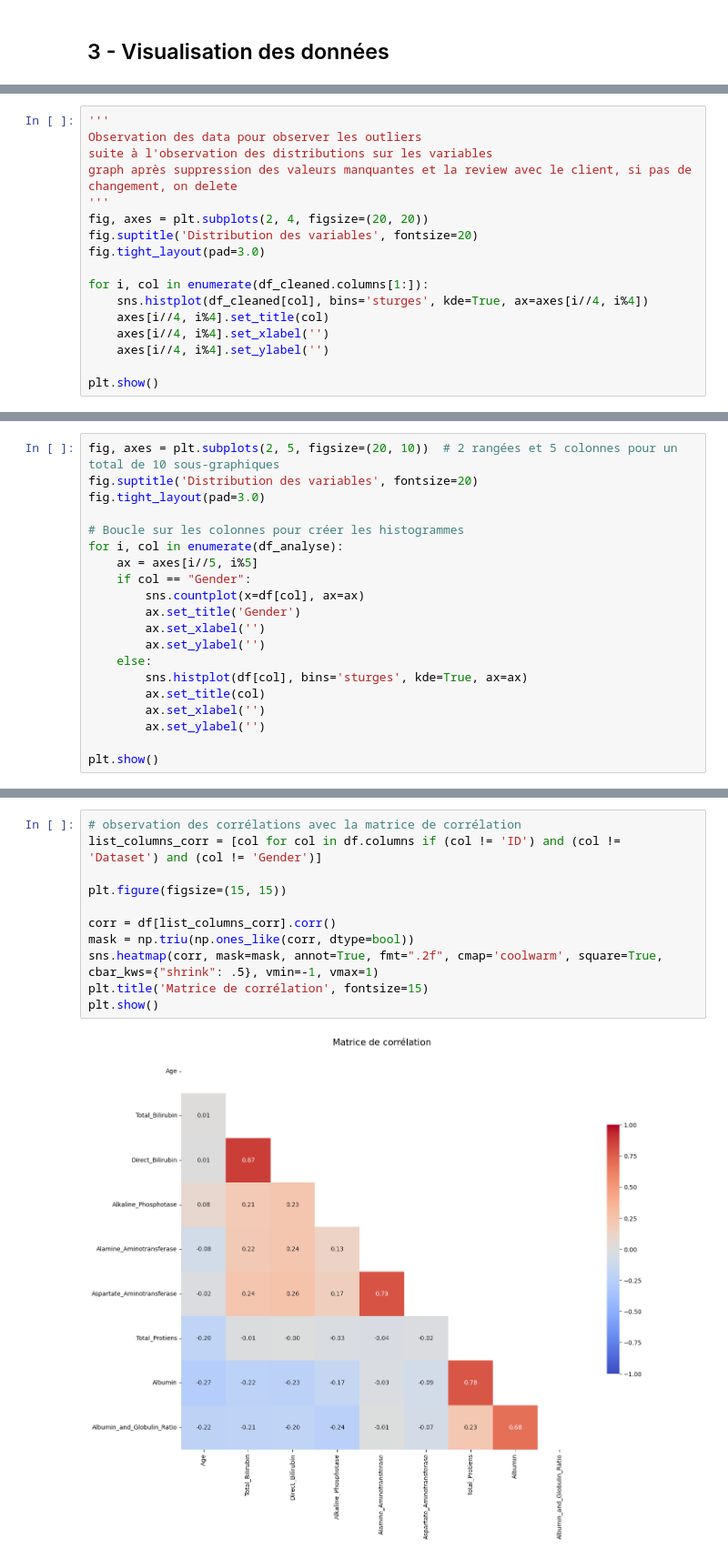
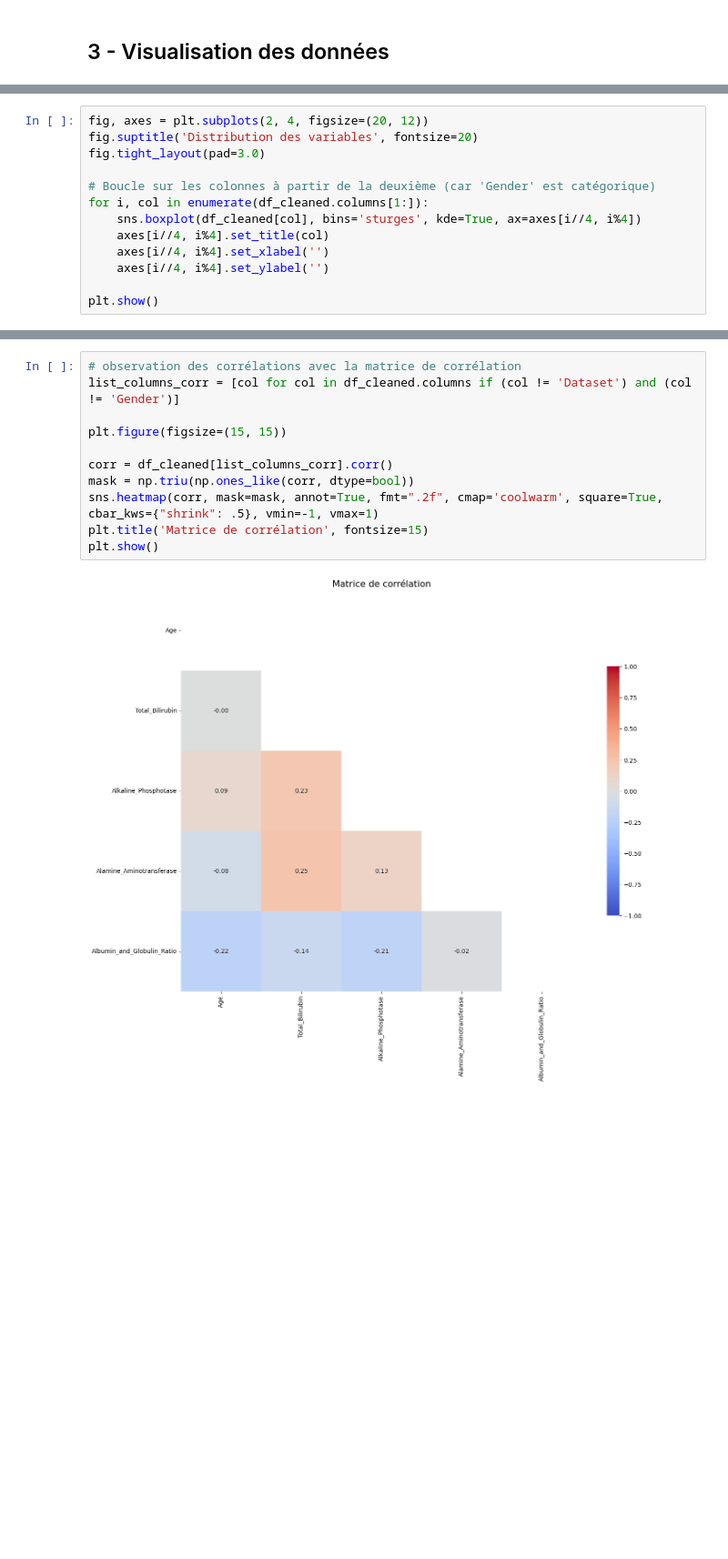
Before and after one commit to Dim2960/semiology_AI, a Jupyter notebook: foie_folder/cleaning_foie.ipynb, the cells around one changed output, grey strips where cells are left out. Shown at 91% size. Cells and saved outputs as stored; diff of their text form; blank space fills up the shorter version.

```diff
--- a/foie_folder/cleaning_foie.ipynb
+++ b/foie_folder/cleaning_foie.ipynb
@@ -295,15 +345,11 @@ df_cleaned
 # %%
-'''
-Observation des data pour observer les outliers
-suite à l'observation des distributions sur les variables
-graph après suppression des valeurs manquantes et la review avec le client, si pas de changement, on delete
-'''
-fig, axes = plt.subplots(2, 4, figsize=(20, 20))
+fig, axes = plt.subplots(2, 4, figsize=(20, 12))
 fig.suptitle('Distribution des variables', fontsize=20)
 fig.tight_layout(pad=3.0)
 
+# Boucle sur les colonnes à partir de la deuxième (car 'Gender' est catégorique)
 for i, col in enumerate(df_cleaned.columns[1:]):
-    sns.histplot(df_cleaned[col], bins='sturges', kde=True, ax=axes[i//4, i%4])
+    sns.boxplot(df_cleaned[col], bins='sturges', kde=True, ax=axes[i//4, i%4])
     axes[i//4, i%4].set_title(col)
     axes[i//4, i%4].set_xlabel('')
     axes[i//4, i%4].set_ylabel('')
@@ -315,20 +360,0 @@ TypeError: 'value' must be an instance of str or bytes, not a float
-# %%
-fig, axes = plt.subplots(2, 5, figsize=(20, 10))  # 2 rangées et 5 colonnes pour un total de 10 sous-graphiques
-fig.suptitle('Distribution des variables', fontsize=20)
-fig.tight_layout(pad=3.0)
-
-# Boucle sur les colonnes pour créer les histogrammes
-for i, col in enumerate(df_analyse):
-    ax = axes[i//5, i%5]
-    if col == "Gender":
-        sns.countplot(x=df[col], ax=ax)
-        ax.set_title('Gender')
-        ax.set_xlabel('')
-        ax.set_ylabel('')
-    else:
-        sns.histplot(df[col], bins='sturges', kde=True, ax=ax)
-        ax.set_title(col)
-        ax.set_xlabel('')
-        ax.set_ylabel('')
-
-plt.show()
@@ -337,13 +361,13 @@ plt.show()
 # %%
 # observation des corrélations avec la matrice de corrélation
-list_columns_corr = [col for col in df.columns if (col != 'ID') and (col != 'Dataset') and (col != 'Gender')]
+list_columns_corr = [col for col in df_cleaned.columns if (col != 'Dataset') and (col != 'Gender')]
 
 plt.figure(figsize=(15, 15))
 
-corr = df[list_columns_corr].corr()
+corr = df_cleaned[list_columns_corr].corr()
 mask = np.triu(np.ones_like(corr, dtype=bool))
 sns.heatmap(corr, mask=mask, annot=True, fmt=".2f", cmap='coolwarm', square=True, cbar_kws={"shrink": .5}, vmin=-1, vmax=1)
 plt.title('Matrice de corrélation', fontsize=15)
 plt.show()
 # %% [output]
-[figure, old version]
+[figure, new version]
```
Also changed, not shown: parts of 15 cells of this notebook.
